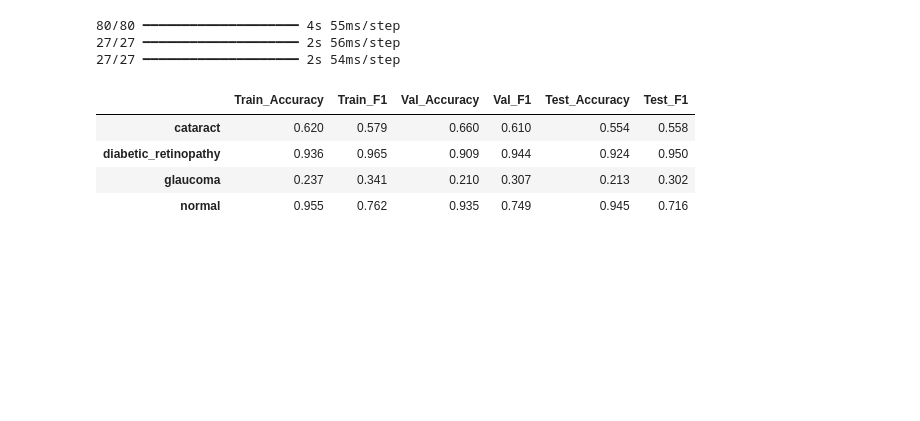
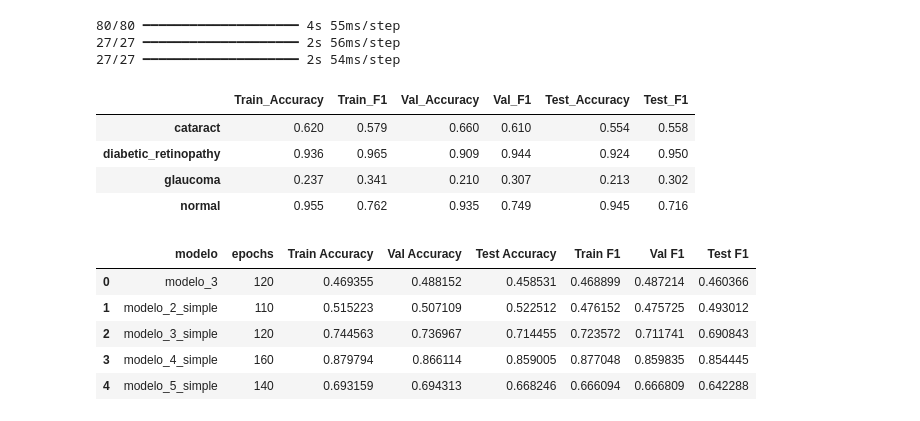
Before and after one commit to ropas5/eye_diseases_classification_trabajo_DL, a Jupyter notebook: notebooks/modelo_5_simple.ipynb, the cells around one changed output. Drawn from its saved outputs; the diff is of its cells as text; code cells hidden in the pictures; blank space fills up the shorter version.

Commit message:
añadimos celda y carpeta donde se guarna automaticamente los resultados de cada modelo

```diff
--- a/notebooks/modelo_5_simple.ipynb
+++ b/notebooks/modelo_5_simple.ipynb
@@ -299,3 +299,38 @@ df_per_class.round(3)
 | diabetic_retinopathy | 0.936 | 0.965 | 0.909 | 0.944 | 0.924 | 0.950 |
 | glaucoma | 0.237 | 0.341 | 0.210 | 0.307 | 0.213 | 0.302 |
 | normal | 0.955 | 0.762 | 0.935 | 0.749 | 0.945 | 0.716 |
+# %%
+
+MODEL_NAME = "modelo_5_simple"
+EPOCHS     = len(hist.epoch)
+results = {
+    "modelo":         MODEL_NAME,
+    "epochs":         EPOCHS,
+    "Train Accuracy": df.loc["Accuracy", "Train"],
+    "Val Accuracy":   df.loc["Accuracy", "Val"],
+    "Test Accuracy":  df.loc["Accuracy", "Test"],
+    "Train F1":       df.loc["F1", "Train"],
+    "Val F1":         df.loc["F1", "Val"],
+    "Test F1":        df.loc["F1", "Test"],
+
+}
+
+# Ruta del CSV
+CSV_PATH = "../data/processed/model_results.csv"
+
+if os.path.exists(CSV_PATH):
+    df = pd.read_csv(CSV_PATH)
+    df = pd.concat([df, pd.DataFrame([results])], ignore_index=True)
+else:
+    df = pd.DataFrame([results])
+
+df.to_csv(CSV_PATH, index=False)
+# %%
+df
+# %% [output]
+|  | modelo | epochs | Train Accuracy | Val Accuracy | Test Accuracy | Train F1 | Val F1 | Test F1 |
+| 0 | modelo_3 | 120 | 0.469355 | 0.488152 | 0.458531 | 0.468899 | 0.487214 | 0.460366 |
+| 1 | modelo_2_simple | 110 | 0.515223 | 0.507109 | 0.522512 | 0.476152 | 0.475725 | 0.493012 |
+| 2 | modelo_3_simple | 120 | 0.744563 | 0.736967 | 0.714455 | 0.723572 | 0.711741 | 0.690843 |
+| 3 | modelo_4_simple | 160 | 0.879794 | 0.866114 | 0.859005 | 0.877048 | 0.859835 | 0.854445 |
+| 4 | modelo_5_simple | 140 | 0.693159 | 0.694313 | 0.668246 | 0.666094 | 0.666809 | 0.642288 |
```
Also changed, not shown: 10 other files.
